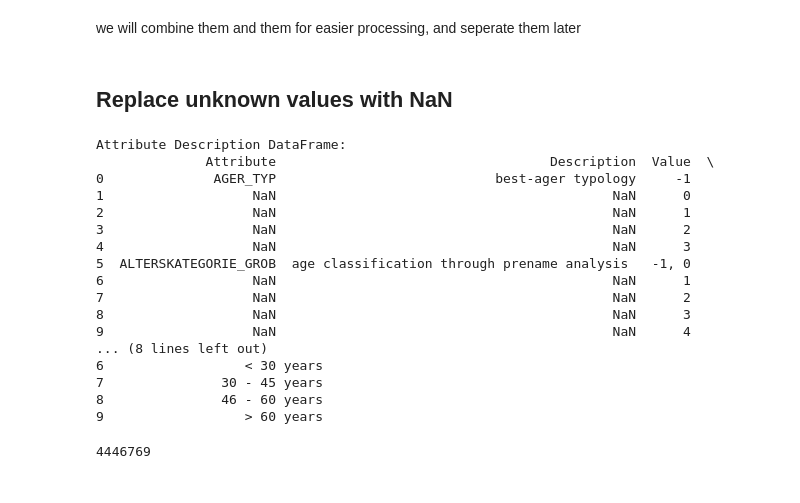
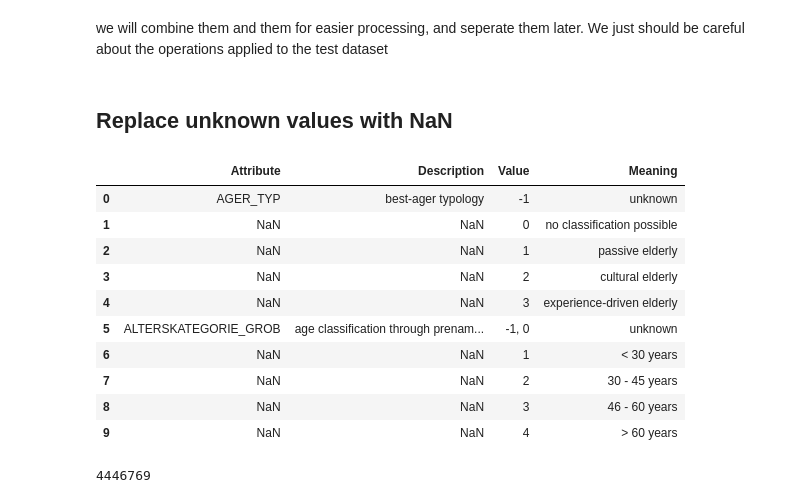
Before and after one commit to johmicrot/udacity_aws_nanodegree_capstone, a Jupyter notebook: SupervisedLearning.ipynb, the cells around one changed output. Saved outputs shown, nothing was run; the diff lists cells and outputs as text; code cells hidden in the pictures.

```diff
--- a/SupervisedLearning.ipynb
+++ b/SupervisedLearning.ipynb
@@ -56,5 +59,5 @@ Length: 367, dtype: object
 # %% [markdown]
-we will combine them and them for easier processing, and seperate them later
+we will combine them and them for easier processing, and seperate them later.  We just should be careful about the operations applied to the test dataset
 # %%
 df_train['type'] = 'train'
 df_test['type'] = 'test'
@@ -68,33 +67,21 @@ all_data.reset_index(drop=True, inplace=True)
 # %% [markdown]
 ## Replace unknown values with NaN
 # %%
-# Path to your attribute description CSV
 attribute_desc_path = 'arvato_data/data/DIAS Attributes - Values 2017.xlsx'
-
-# Read the attribute description CSV
 attribute_desc_df = pd.read_excel(attribute_desc_path)
-
-# Display the DataFrame to verify
-print("Attribute Description DataFrame:")
-print(attribute_desc_df.head(10))
+attribute_desc_df.head(10)
 # %% [output]
-Attribute Description DataFrame:
-              Attribute                                   Description  Value  \
-0              AGER_TYP                            best-ager typology     -1
-1                   NaN                                           NaN      0
-2                   NaN                                           NaN      1
-3                   NaN                                           NaN      2
-4                   NaN                                           NaN      3
-5  ALTERSKATEGORIE_GROB  age classification through prename analysis   -1, 0
-6                   NaN                                           NaN      1
-7                   NaN                                           NaN      2
-8                   NaN                                           NaN      3
-9                   NaN                                           NaN      4
-... (8 lines left out)
-6                  < 30 years
-7               30 - 45 years
-8               46 - 60 years
-9                  > 60 years
+|  | Attribute | Description | Value | Meaning |
+| 0 | AGER_TYP | best-ager typology | -1 | unknown |
+| 1 | NaN | NaN | 0 | no classification possible |
+| 2 | NaN | NaN | 1 | passive elderly |
+| 3 | NaN | NaN | 2 | cultural elderly |
+| 4 | NaN | NaN | 3 | experience-driven elderly |
+| 5 | ALTERSKATEGORIE_GROB | age classification through prenam... | -1, 0 | unknown |
+| 6 | NaN | NaN | 1 | < 30 years |
+| 7 | NaN | NaN | 2 | 30 - 45 years |
+| 8 | NaN | NaN | 3 | 46 - 60 years |
+| 9 | NaN | NaN | 4 | > 60 years |
 # %%
 def get_unknown_values(attribute_desc_df, meaning_keywords=['unknown']):
     """
```
Also changed, not shown: parts of 55 cells of this notebook, 3 other files.
